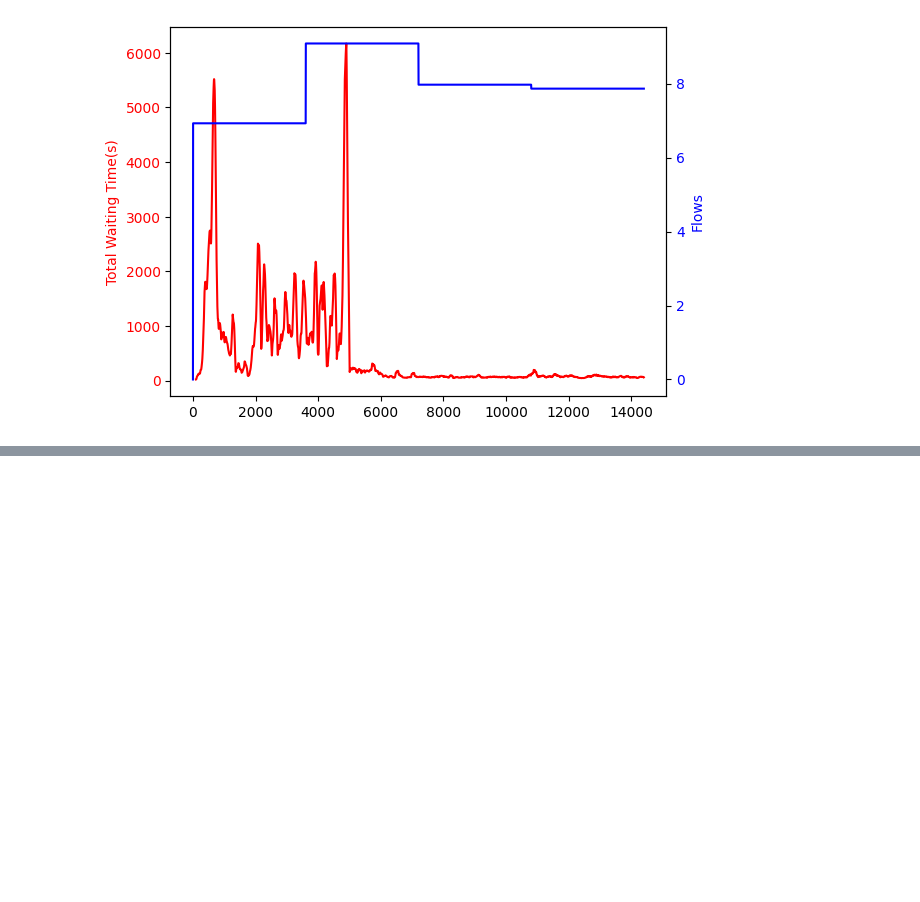
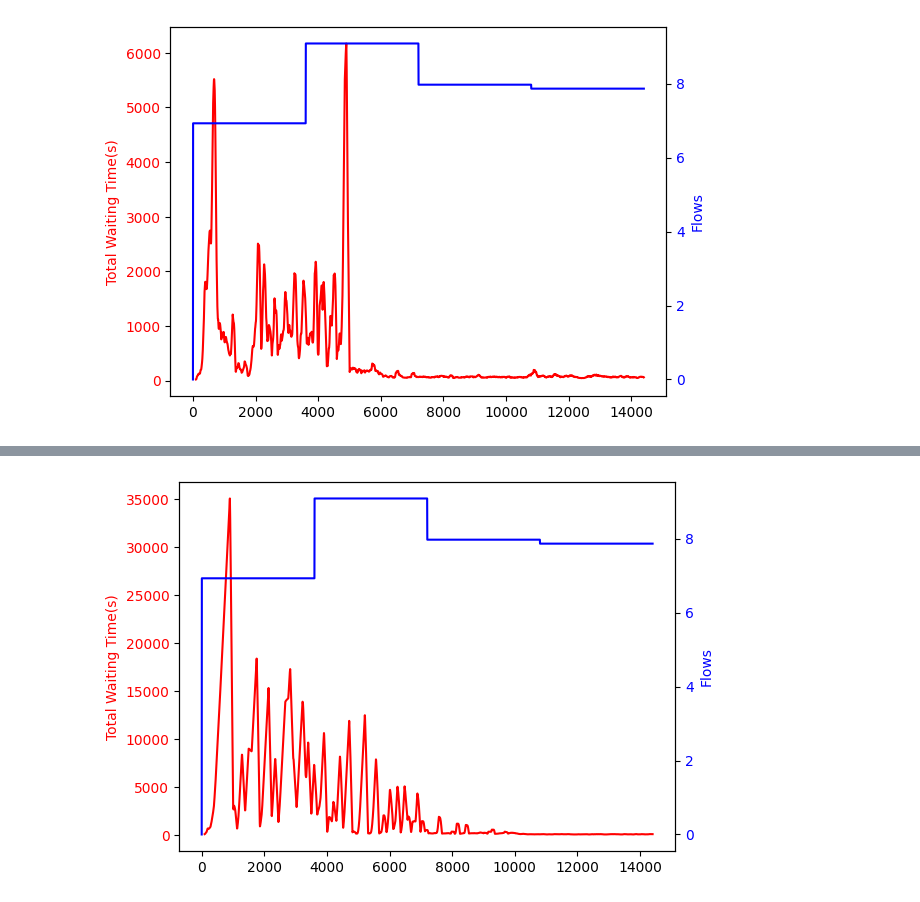
Before and after one commit to JackYeh09/Graduation-thesis, a Jupyter notebook: outputs/data_analyze.ipynb, the cells around one changed output, grey strips where cells are left out. Cells and saved outputs as stored; diff of their text form; code cells hidden in the pictures; blank space fills up the shorter version.

```diff
--- a/outputs/data_analyze.ipynb
+++ b/outputs/data_analyze.ipynb
@@ -68,0 +69,4 @@ plt.tick_params(axis='y', labelcolor="b")
+# %%
+#兩個環境下的數據結果
+df2 = pd.read_csv("/workspace/pj/sumo-rl/outputs/n002/dqn_conn0_ep5.csv")
+df2
@@ -68,0 +87,15 @@ plt.tick_params(axis='y', labelcolor="b")
+# %%
+#所有車道的車總等待時間&車流量
+plt.plot(df2.step, df2['system_total_waiting_time'].rolling(20).mean(), color="r")
+plt.ylabel("Total Waiting Time(s)", color="r")
+plt.tick_params(axis='y', labelcolor="r")
+plt.twinx()
+
+plt.plot(df2.step, [0]+firsthr+sechr+thirhr+fourhr, color="b")
+plt.ylabel("Flows", color="b")
+plt.xlabel("Time Step(s)")
+plt.tick_params(axis='y', labelcolor="b")
+
+plt.show()
+# %% [output]
+[figure, added]
```
Also changed, not shown: parts of 6 cells of this notebook.
